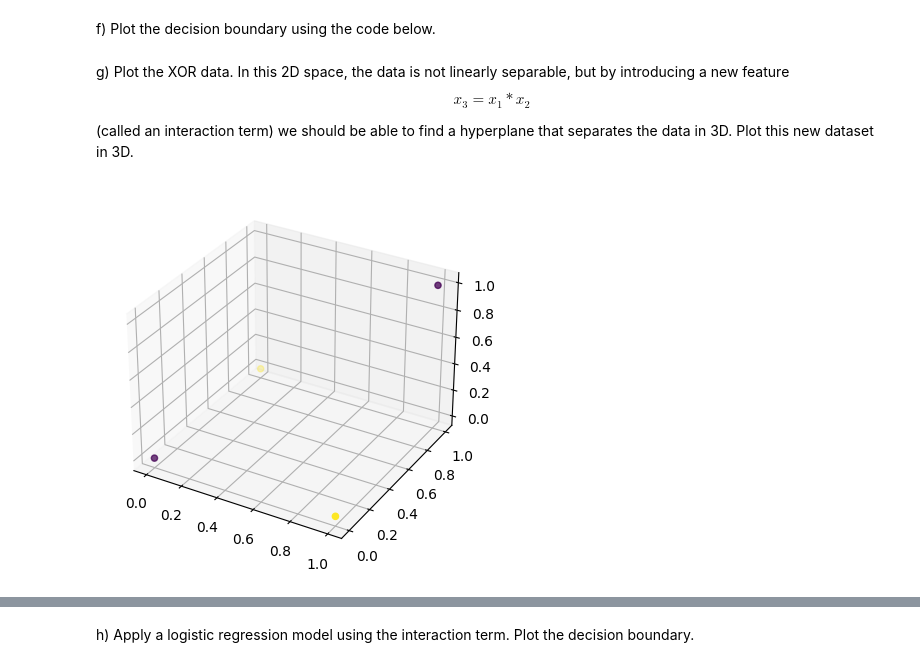
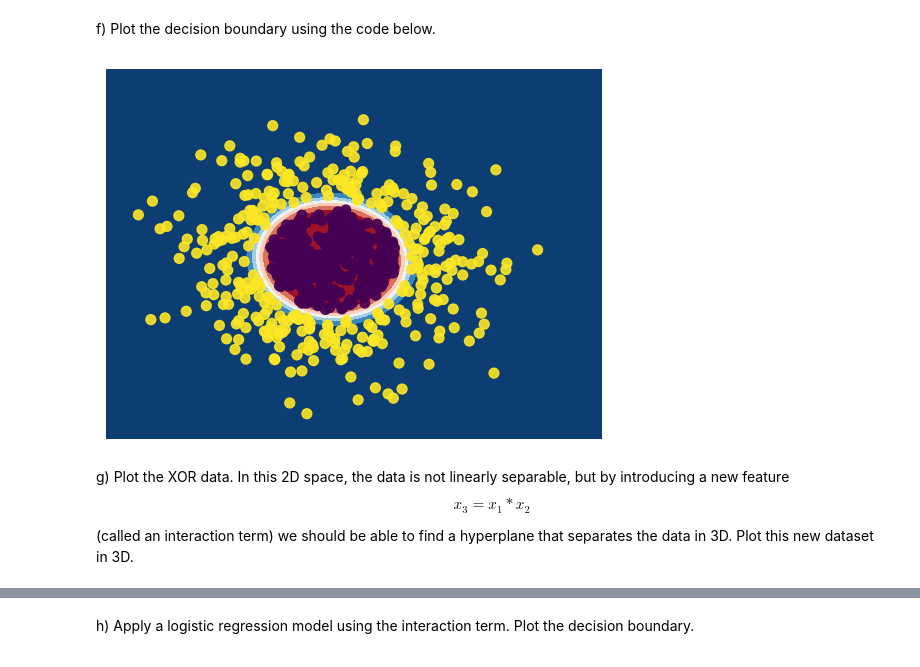
Before and after one commit to ioshuoyuhao/Data-Science-Fundamentals, a Jupyter notebook: lecture_21/worksheet_21.ipynb, the cells around one changed output, grey strips where cells are left out. Drawn from its saved outputs; the diff is of its cells as text; code cells hidden in the pictures.

```diff
--- a/lecture_21/worksheet_21.ipynb
+++ b/lecture_21/worksheet_21.ipynb
@@ -86,33 +205,49 @@ model = ...
 # %% [markdown]
 f) Plot the decision boundary using the code below.
 # %%
-# create a mesh to plot in
+# Function to generate circle data
+def generate_circle_data():
+    centers = [[0, 0]]
+    t, _ = datasets.make_blobs(n_samples=750, centers=centers, cluster_std=1, random_state=0)
+    X = np.array(list(filter(lambda x : (x[0] - centers[0][0])**2 + (x[1] - centers[0][1])**2 < 1 or (x[0] - centers[0][0])**2 + (x[1] - centers[0][1])**2 > 1.5, t)))
+    Y = np.array([1 if (x[0] - centers[0][0])**2 + (x[1] - centers[0][1])**2 >= 1 else 0 for x in X])
+    return X, Y
+
+# Generating the circle data
+X, Y = generate_circle_data()
+
+# Transforming the data to include quadratic terms
+poly = PolynomialFeatures(degree=2, include_bias=False)
+X_poly = poly.fit_transform(X)
+
+# Fitting the logistic regression model
+model = LogisticRegression().fit(X_poly, Y)
+
+# Create a mesh to plot in
 h = .02  # step size in the mesh
 x_min, x_max = X[:, 0].min() - .5, X[:, 0].max() + 1
 y_min, y_max = X[:, 1].min() - .5, X[:, 1].max() + 1
-xx, yy = np.meshgrid(np.arange(x_min, x_max, h),
-                     np.arange(y_min, y_max, h))
+xx, yy = np.meshgrid(np.arange(x_min, x_max, h), np.arange(y_min, y_max, h))
+
+# Transforming mesh data using the same polynomial features
 meshData = np.c_[xx.ravel(), yy.ravel()]
+meshData_poly = poly.transform(meshData)
 
+# Predicting probabilities and classes for the mesh
+A = model.predict_proba(meshData_poly)[:, 1].reshape(xx.shape)
+Z = model.predict(meshData_poly).reshape(xx.shape)
+
+# Plotting
 fig, ax = plt.subplots()
-A = model.predict_proba(meshData)[:, 1].reshape(xx.shape)
-Z = model.predict(meshData).reshape(xx.shape)
 ax.contourf(xx, yy, A, cmap="RdBu", vmin=0, vmax=1)
 ax.axis('off')
 
 # Plot also the training points
 ax.scatter(X[:, 0], X[:, 1], c=Y, s=50, alpha=0.9)
 plt.show()
+# %% [output]
+[figure, added]
 # %% [markdown]
 g) Plot the XOR data. In this 2D space, the data is not linearly separable, but by introducing a new feature $$x_3 = x_1 * x_2$$
 
 (called an interaction term) we should be able to find a hyperplane that separates the data in 3D. Plot this new dataset in 3D.
-# %%
-from mpl_toolkits.mplot3d import Axes3D
-
-X, Y = generate_xor_data()
-ax = plt.axes(projection='3d')
-ax.scatter3D(X[: , 0], X[: , 1], X[: , 0]* X[: , 1], c=Y)
-plt.show()
-# %% [output]
-[figure, removed]
```
Also changed, not shown: parts of 9 cells of this notebook.
